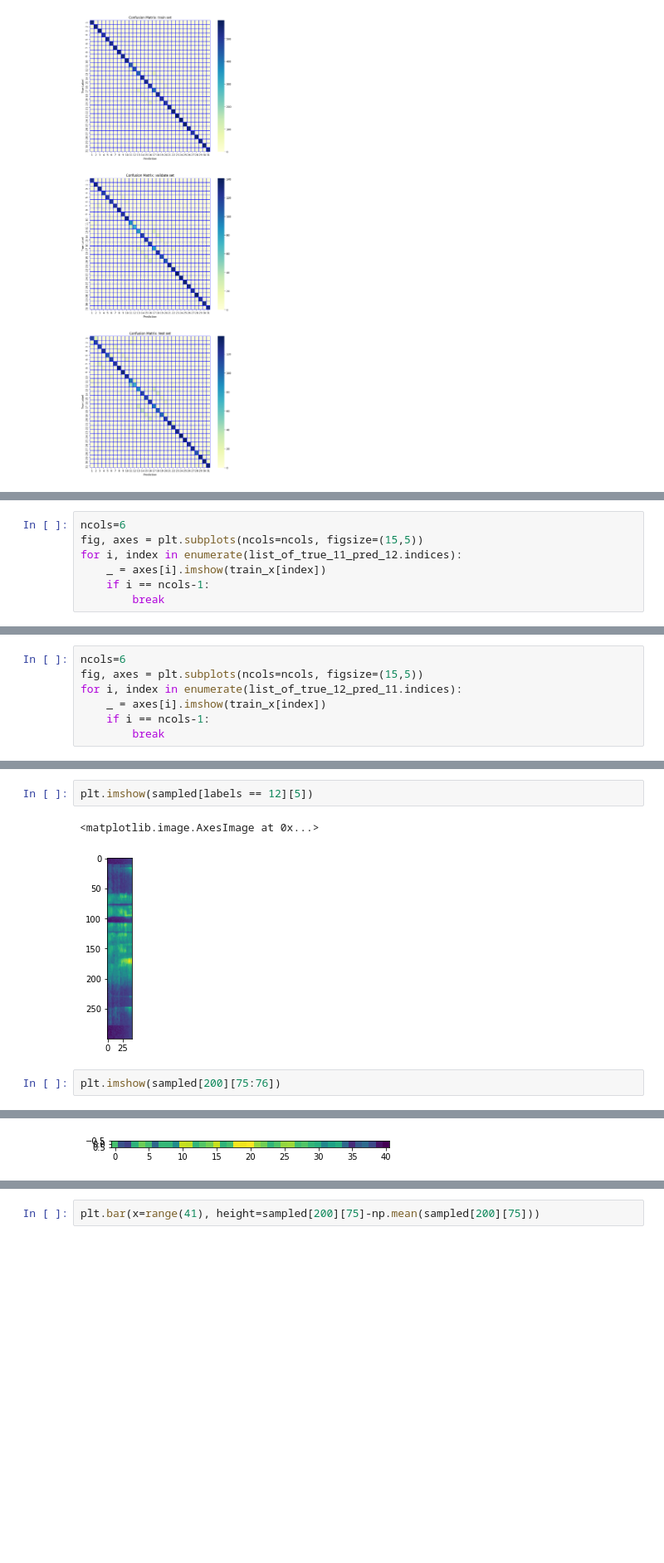
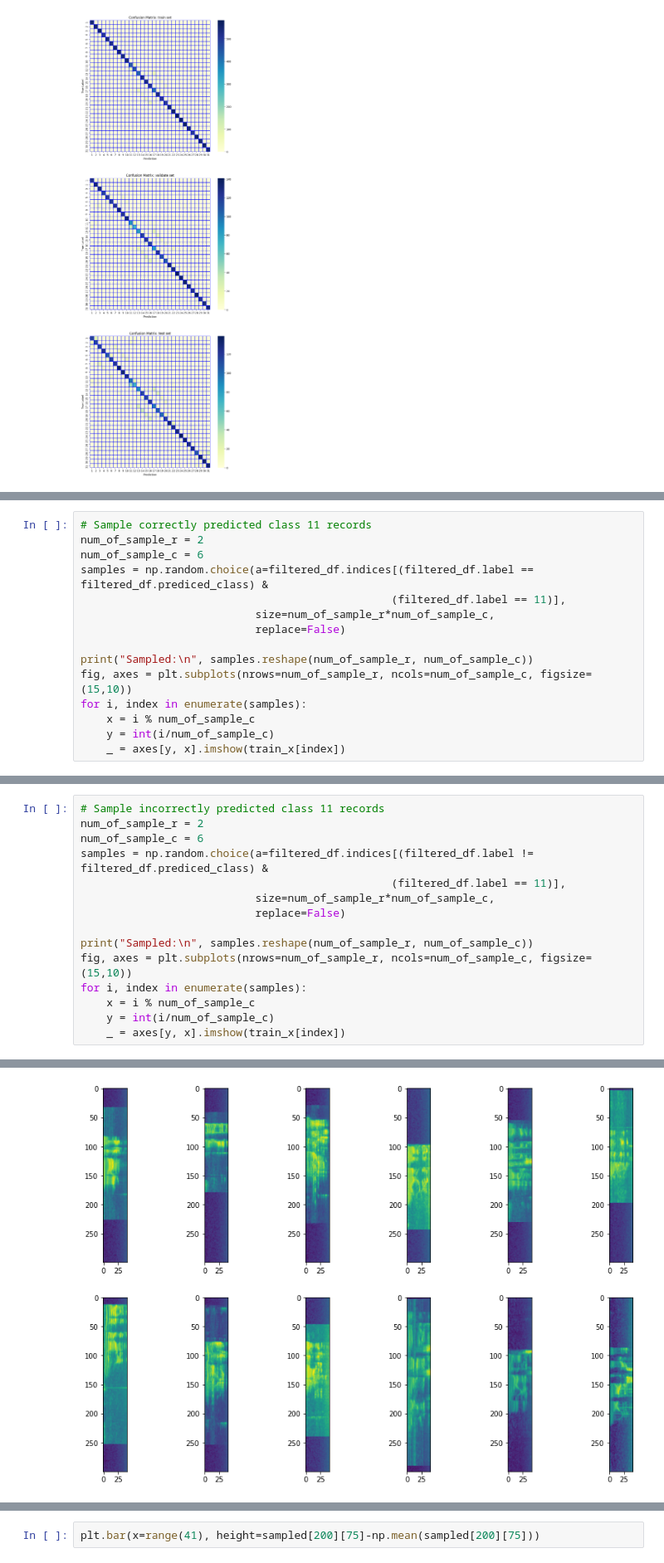
Before and after one commit to MichaelCheung105/speech-to-intent, a Jupyter notebook: notebook/Data Exploration.ipynb, the cells around one changed output, grey strips where cells are left out. Shown at 83% size. Cells and saved outputs as stored; diff of their text form; blank space fills up the shorter version.

```diff
--- a/notebook/Data Exploration.ipynb
+++ b/notebook/Data Exploration.ipynb
@@ -50,7 +77,0 @@ _ = axes[1].hist(list_of_true_12_pred_11.prediced_probability)
-# %%
-ncols=6
-fig, axes = plt.subplots(ncols=ncols, figsize=(15,5))
-for i, index in enumerate(list_of_true_11_pred_12.indices):
-    _ = axes[i].imshow(train_x[index])
-    if i == ncols-1:
-        break
@@ -59,8 +78,16 @@ for i, index in enumerate(list_of_true_11_pred_12.indices):
 # %%
-ncols=6
-fig, axes = plt.subplots(ncols=ncols, figsize=(15,5))
-for i, index in enumerate(list_of_true_12_pred_11.indices):
-    _ = axes[i].imshow(train_x[index])
-    if i == ncols-1:
-        break
+# Sample correctly predicted class 11 records
+num_of_sample_r = 2
+num_of_sample_c = 6
+samples = np.random.choice(a=filtered_df.indices[(filtered_df.label == filtered_df.prediced_class) &
+                                                (filtered_df.label == 11)],
+                           size=num_of_sample_r*num_of_sample_c,
+                           replace=False)
+
+print("Sampled:\n", samples.reshape(num_of_sample_r, num_of_sample_c))
+fig, axes = plt.subplots(nrows=num_of_sample_r, ncols=num_of_sample_c, figsize=(15,10))
+for i, index in enumerate(samples):
+    x = i % num_of_sample_c
+    y = int(i/num_of_sample_c)
+    _ = axes[y, x].imshow(train_x[index])
 # %% [output]
@@ -68,8 +98,16 @@ for i, index in enumerate(list_of_true_12_pred_11.indices):
-# %%
-plt.imshow(sampled[labels == 12][5])
-# %% [output]
-<matplotlib.image.AxesImage at 0x...>
-[figure, removed]
 # %%
-plt.imshow(sampled[200][75:76])
+# Sample incorrectly predicted class 11 records
+num_of_sample_r = 2
+num_of_sample_c = 6
+samples = np.random.choice(a=filtered_df.indices[(filtered_df.label != filtered_df.prediced_class) &
+                                                (filtered_df.label == 11)],
+                           size=num_of_sample_r*num_of_sample_c,
+                           replace=False)
+
+print("Sampled:\n", samples.reshape(num_of_sample_r, num_of_sample_c))
+fig, axes = plt.subplots(nrows=num_of_sample_r, ncols=num_of_sample_c, figsize=(15,10))
+for i, index in enumerate(samples):
+    x = i % num_of_sample_c
+    y = int(i/num_of_sample_c)
+    _ = axes[y, x].imshow(train_x[index])
 # %% [output]
@@ -77 +117 @@ plt.imshow(sampled[200][75:76])
-[figure, old version]
+[figure, new version]
```
Also changed, not shown: parts of 17 cells of this notebook.
